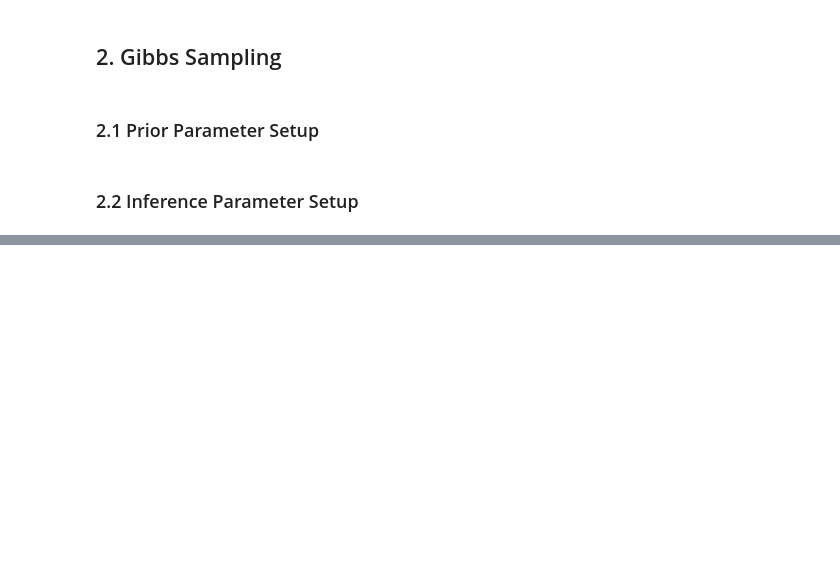
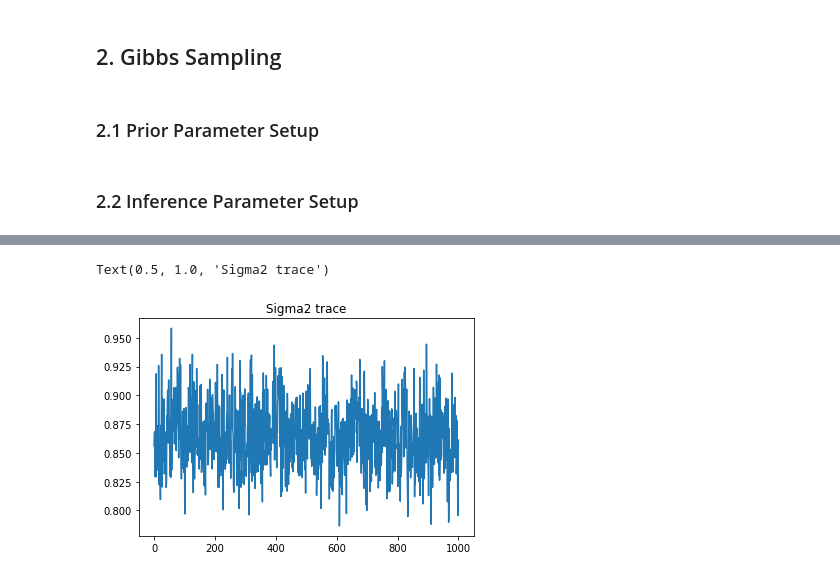
Before and after one commit to LeonCaesa/Gibbs, a Jupyter notebook: Experiment.ipynb, the cells around one changed output, grey strips where cells are left out. Drawn from its saved outputs; the diff is of its cells as text; code cells hidden in the pictures; blank space fills up the shorter version.

```diff
--- a/Experiment.ipynb
+++ b/Experiment.ipynb
@@ -77,0 +103,6 @@ Text(0.5, 1.0, 'sigma2 trace')
+# %%
+plt.plot(sigma2_list[warmup:])
+plt.title('Sigma2 trace')
+# %% [output]
+Text(0.5, 1.0, 'Sigma2 trace')
+[figure, added]
```
Also changed, not shown: parts of 11 cells of this notebook, 2 other files.
